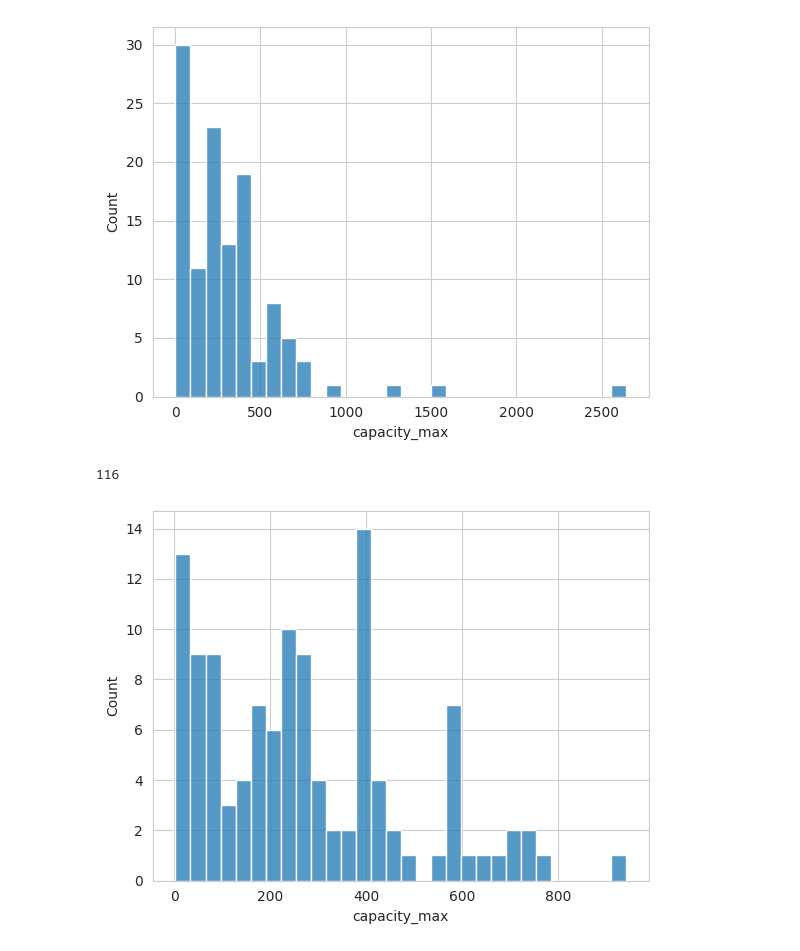
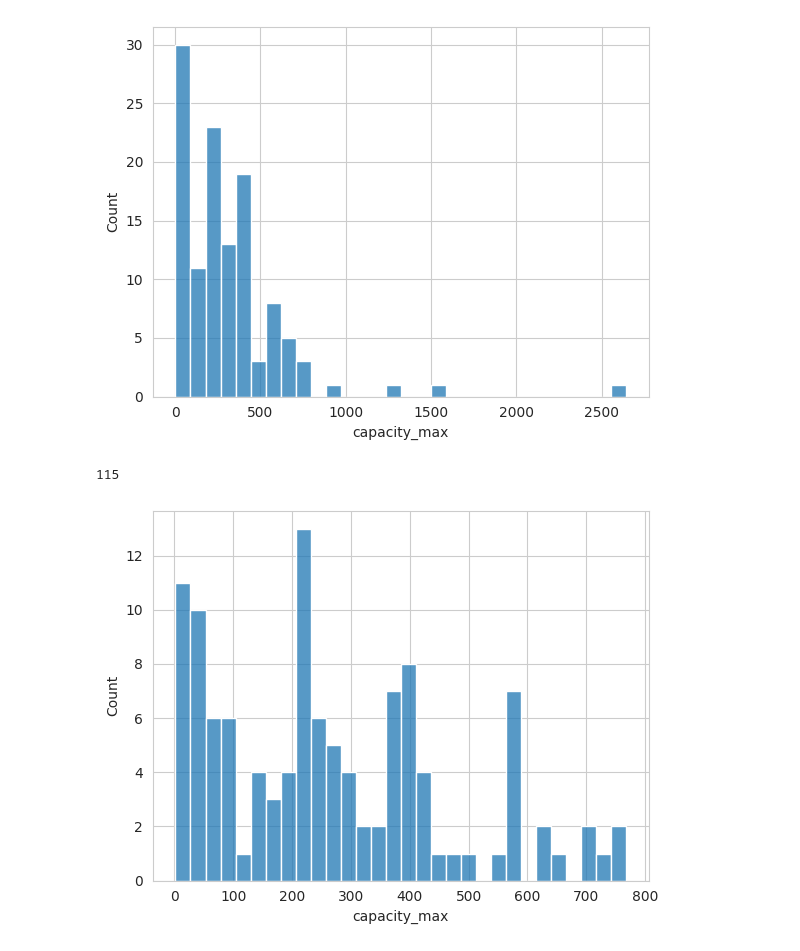
Before and after one commit to wtaisner/battery-rangers, a Jupyter notebook: modules/predictor/notebooks/initial_data_processing.ipynb, the cells around one changed output. Drawn from its saved outputs; the diff is of its cells as text; code cells hidden in the pictures.

```diff
--- a/modules/predictor/notebooks/initial_data_processing.ipynb
+++ b/modules/predictor/notebooks/initial_data_processing.ipynb
@@ -55,13 +65,13 @@ plt.show()
 # %% [output]
 [figure]
 # %%
-df_substrate = data_substrate[data_substrate['capacity_max'] < 1000]
+df_substrate = data_substrate[data_substrate['capacity_max'] < 800]
 print(len(df_substrate))
 sns.histplot(df_substrate['capacity_max'], bins=30)
 plt.show()
 # %% [output]
-116
+115
-[figure, old version]
+[figure, new version]
 # %%
 #all
 import os
```
Also changed, not shown: parts of 4 cells of this notebook, 30 other files.
